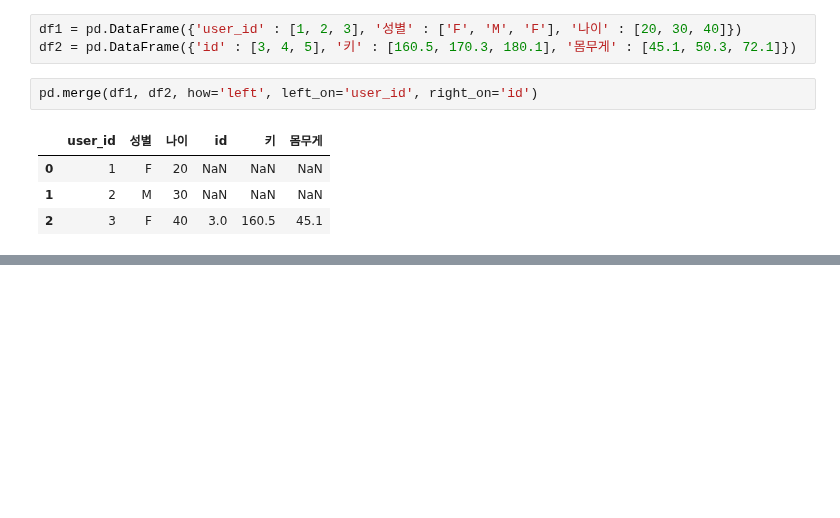
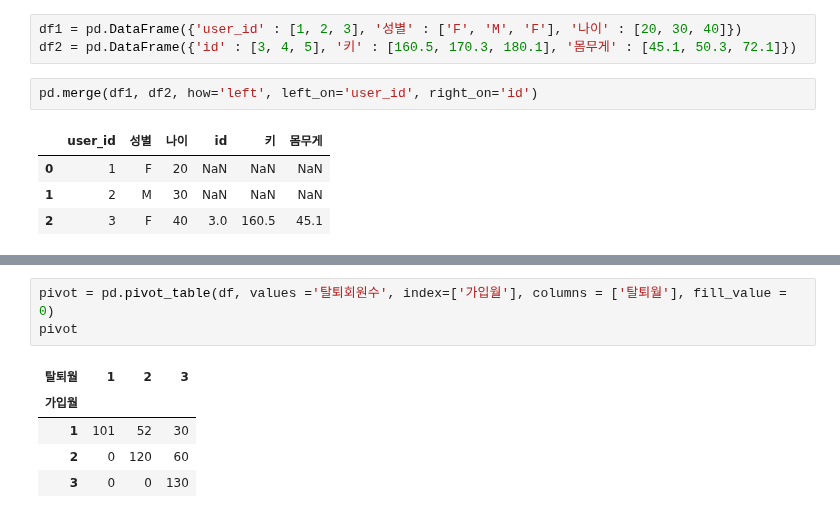
Before and after one commit to WooHyun94/TIL, a Jupyter notebook: Python/220929.ipynb, the cells around one changed output, grey strips where cells are left out. Saved outputs shown, nothing was run; the diff lists cells and outputs as text; blank space fills up the shorter version.

```diff
--- a/Python/220929.ipynb
+++ b/Python/220929.ipynb
@@ -178,0 +238,9 @@ pd.merge(df1, df2, how='left', left_on='user_id', right_on='id')
+# %%
+pivot = pd.pivot_table(df, values ='탈퇴회원수', index=['가입월'], columns = ['탈퇴월'], fill_value = 0)
+pivot
+# %% [output]
+| 탈퇴월 | 1 | 2 | 3 |
+| 가입월 |  |  |  |
+| 1 | 101 | 52 | 30 |
+| 2 | 0 | 120 | 60 |
+| 3 | 0 | 0 | 130 |
```
Also changed, not shown: parts of 6 cells of this notebook.
